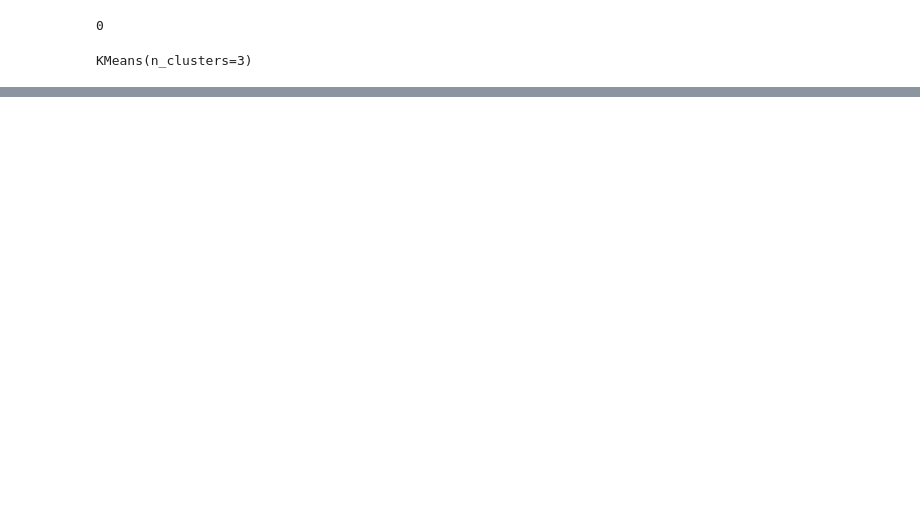
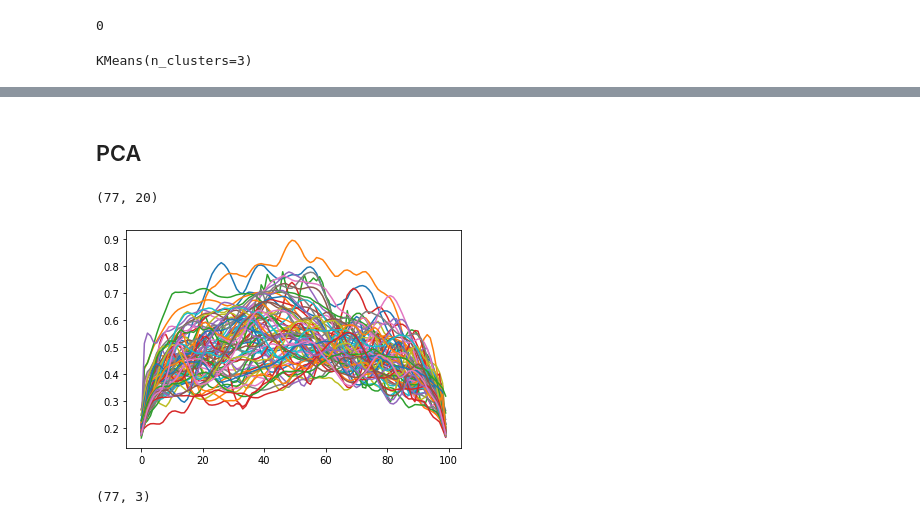
Before and after one commit to arokem/unsupervised_tractometry, a Jupyter notebook: 2021-02-04-tracts-kmeans.ipynb, the cells around one changed output, grey strips where cells are left out. Cells and saved outputs as stored; diff of their text form; code cells hidden in the pictures; blank space fills up the shorter version.

```diff
--- a/2021-02-04-tracts-kmeans.ipynb
+++ b/2021-02-04-tracts-kmeans.ipynb
@@ -94,0 +150,2 @@ plt.plot(np.mean(arr2, 0))
+# %% [markdown]
+## PCA
@@ -94,0 +156,19 @@ plt.plot(np.mean(arr2, 0))
+# %%
+scaler = StandardScaler()
+arr_imp = imputer.fit_transform(arr)
+arr_3d = arr_imp.reshape(77, 20, 100)
+
+#np.sum(np.isnan(tracts))
+plt.plot(arr_3d[:, 0, :].T)
+arr_2d = np.mean(arr_3d, axis=2)
+arr_2d.shape
+# %% [output]
+(77, 20)
+[figure, added]
+# %%
+arr_2d_nor = scaler.fit_transform(arr_2d)
+
+x = pca.fit_transform(arr_2d_nor)
+x.shape
+# %% [output]
+(77, 3)
```
Also changed, not shown: parts of 48 cells of this notebook.
